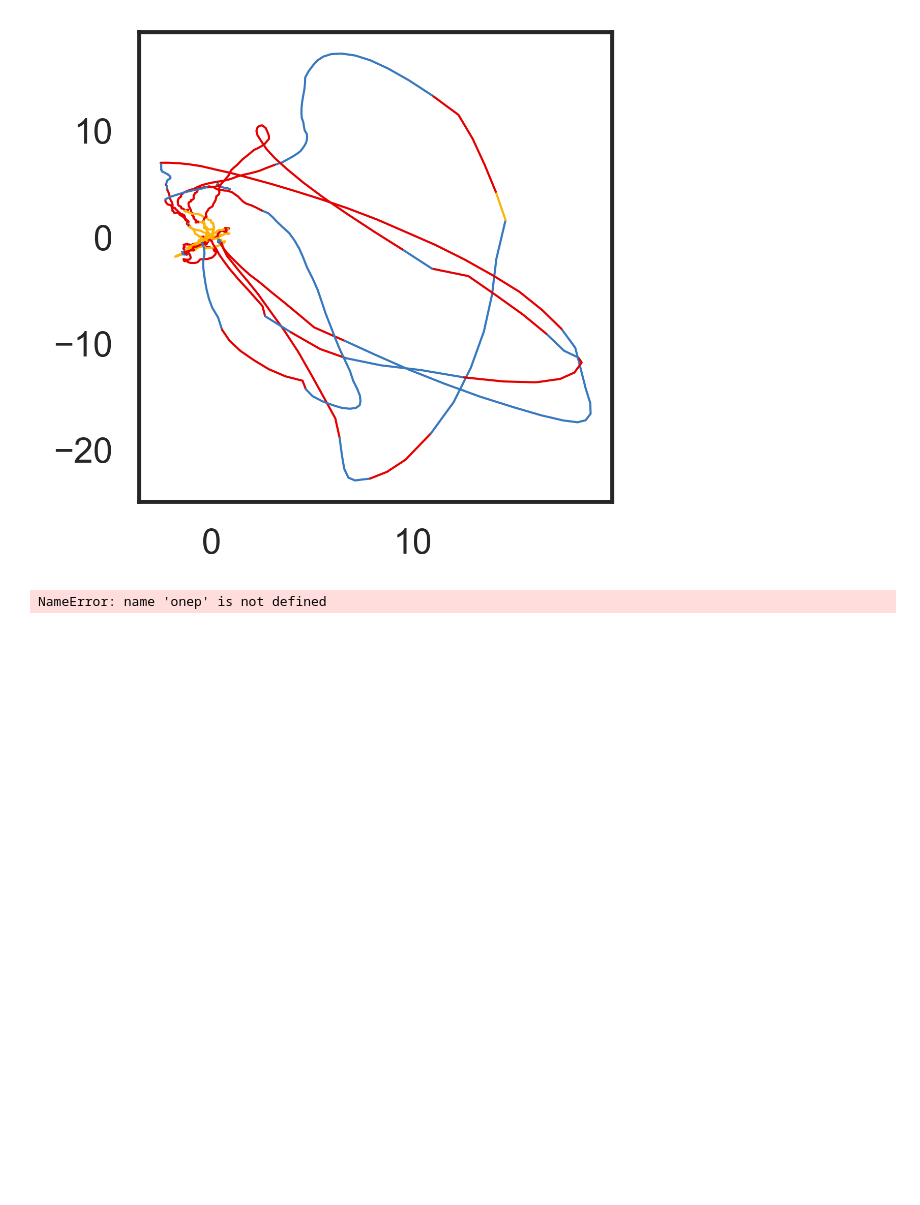
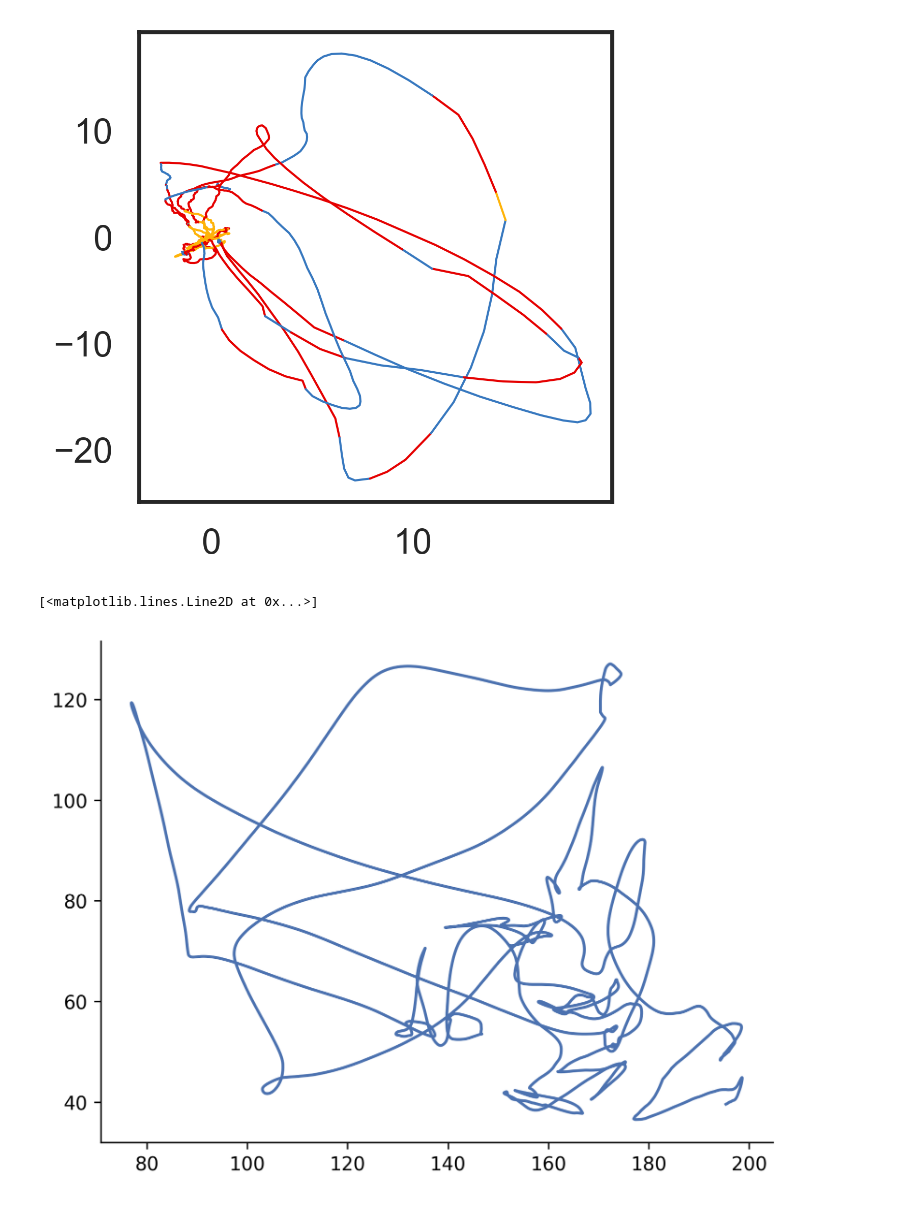
Before and after one commit to rsenne/dCA1_Paper, a Jupyter notebook: analysis.ipynb, the cells around one changed output. Cells and saved outputs as stored; diff of their text form; code cells hidden in the pictures; blank space fills up the shorter version.

```diff
--- a/analysis.ipynb
+++ b/analysis.ipynb
@@ -332,7 +330,11 @@ for i in range(n_clusters):
     plt.ylabel("Trace value")
 
     plt.show()
-# %%
-onep.behavioral_analysis.kalman_filter()
-# %% [output]
-NameError: name 'onep' is not defined
+# %%
+dlc_df = onep.behavior_analysis.read_dlc_file(r"C:\Users\ryansenne\Downloads\Astro_4_Recall_VideoDLC_resnet50_OLMMay26shuffle1_300000.csv")
+dlc_df = onep.behavior_analysis.process_dlc(dlc_df=dlc_df, fps=15)
+# %%
+plt.plot(dlc_df["centroid"].x, dlc_df["centroid"].y)
+# %% [output]
+[<matplotlib.lines.Line2D at 0x...>]
+[figure, added]
```
Also changed, not shown: parts of 1 cell of this notebook, 1 other file.
